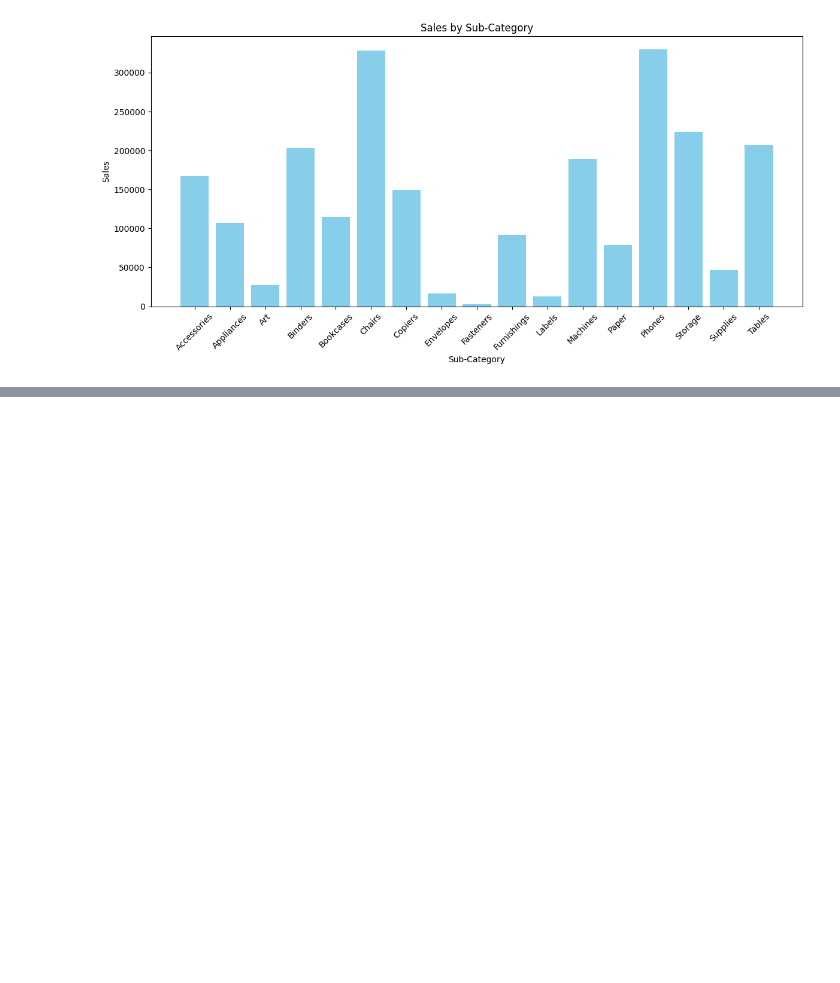
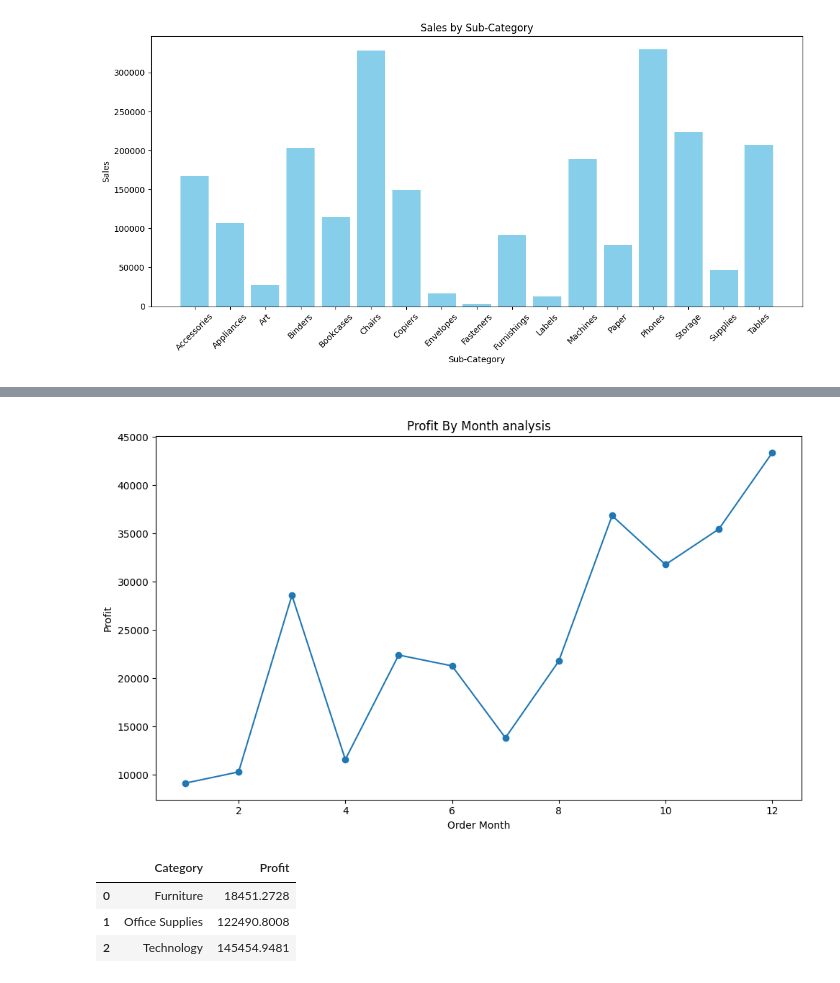
Before and after one commit to SujanRai08/portfolio_project, a Jupyter notebook: ecommerce_analysis/ecommerce_sales.ipynb, the cells around one changed output, grey strips where cells are left out. Saved outputs shown, nothing was run; the diff lists cells and outputs as text; code cells hidden in the pictures; blank space fills up the shorter version.

```diff
--- a/ecommerce_analysis/ecommerce_sales.ipynb
+++ b/ecommerce_analysis/ecommerce_sales.ipynb
@@ -170,0 +200,22 @@ plt.show()
+# %%
+# visualize in line
+
+plt.figure(figsize=(10, 6))
+plt.plot(profit_by_month['Order Month'], profit_by_month['Profit'], marker='o')
+plt.title("Profit By Month analysis")
+plt.xlabel("Order Month")
+plt.ylabel("Profit")
+plt.grid(False)
+plt.tight_layout()
+plt.show()
+# %% [output]
+[figure, added]
+# %%
+# profit by category
+profit_by_category = data.groupby('Category')['Profit'].sum().reset_index()
+profit_by_category
+# %% [output]
+|  | Category | Profit |
+| 0 | Furniture | 18451.2728 |
+| 1 | Office Supplies | 122490.8008 |
+| 2 | Technology | 145454.9481 |
```
Also changed, not shown: parts of 4 cells of this notebook.
